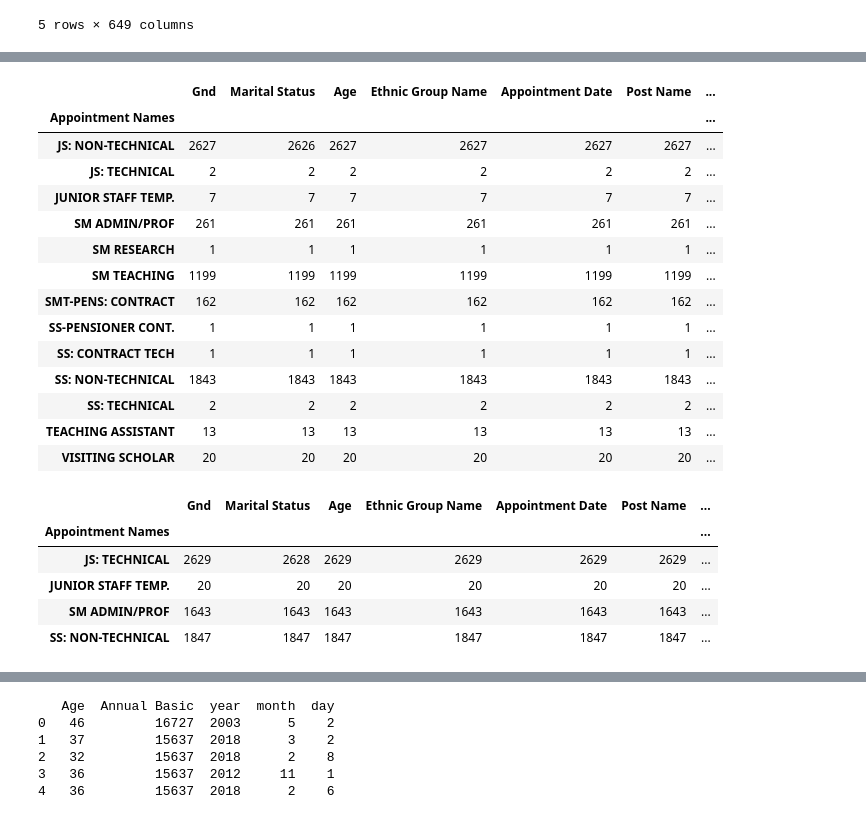
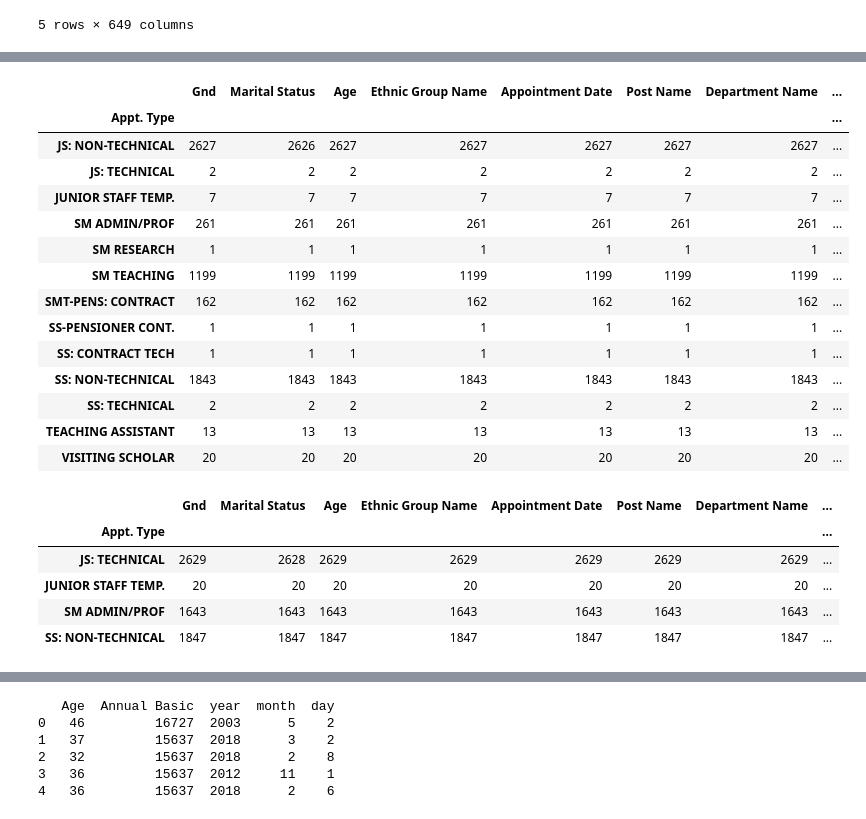
Before and after one commit to ama-afrakoma/Employee-Attrition-Rate, a Jupyter notebook: Random Forest.ipynb, the cells around one changed output, grey strips where cells are left out. Cells and saved outputs as stored; diff of their text form; code cells hidden in the pictures.

```diff
--- a/Random Forest.ipynb
+++ b/Random Forest.ipynb
@@ -335,43 +370,43 @@ Department Name              object
 Annual Basic                  int64
 dtype: object
 # %%
-data_new.groupby('Appointment Names').count()
+data_new.groupby('Appt. Type').count()
 # %% [output]
-|  | Gnd | Marital Status | Age | Ethnic Group Name | Appointment Date | Post Name | ... |
-| Appointment Names |  |  |  |  |  |  | ... |
-| JS: NON-TECHNICAL | 2627 | 2626 | 2627 | 2627 | 2627 | 2627 | ... |
-| JS: TECHNICAL | 2 | 2 | 2 | 2 | 2 | 2 | ... |
-| JUNIOR STAFF TEMP. | 7 | 7 | 7 | 7 | 7 | 7 | ... |
-| SM ADMIN/PROF | 261 | 261 | 261 | 261 | 261 | 261 | ... |
-| SM RESEARCH | 1 | 1 | 1 | 1 | 1 | 1 | ... |
-| SM TEACHING | 1199 | 1199 | 1199 | 1199 | 1199 | 1199 | ... |
-| SMT-PENS: CONTRACT | 162 | 162 | 162 | 162 | 162 | 162 | ... |
-| SS-PENSIONER CONT. | 1 | 1 | 1 | 1 | 1 | 1 | ... |
-| SS: CONTRACT TECH | 1 | 1 | 1 | 1 | 1 | 1 | ... |
-| SS: NON-TECHNICAL | 1843 | 1843 | 1843 | 1843 | 1843 | 1843 | ... |
-| SS: TECHNICAL | 2 | 2 | 2 | 2 | 2 | 2 | ... |
-| TEACHING ASSISTANT | 13 | 13 | 13 | 13 | 13 | 13 | ... |
-| VISITING SCHOLAR | 20 | 20 | 20 | 20 | 20 | 20 | ... |
+|  | Gnd | Marital Status | Age | Ethnic Group Name | Appointment Date | Post Name | Department Name | ... |
+| Appt. Type |  |  |  |  |  |  |  | ... |
+| JS: NON-TECHNICAL | 2627 | 2626 | 2627 | 2627 | 2627 | 2627 | 2627 | ... |
+| JS: TECHNICAL | 2 | 2 | 2 | 2 | 2 | 2 | 2 | ... |
+| JUNIOR STAFF TEMP. | 7 | 7 | 7 | 7 | 7 | 7 | 7 | ... |
+| SM ADMIN/PROF | 261 | 261 | 261 | 261 | 261 | 261 | 261 | ... |
+| SM RESEARCH | 1 | 1 | 1 | 1 | 1 | 1 | 1 | ... |
+| SM TEACHING | 1199 | 1199 | 1199 | 1199 | 1199 | 1199 | 1199 | ... |
+| SMT-PENS: CONTRACT | 162 | 162 | 162 | 162 | 162 | 162 | 162 | ... |
+| SS-PENSIONER CONT. | 1 | 1 | 1 | 1 | 1 | 1 | 1 | ... |
+| SS: CONTRACT TECH | 1 | 1 | 1 | 1 | 1 | 1 | 1 | ... |
+| SS: NON-TECHNICAL | 1843 | 1843 | 1843 | 1843 | 1843 | 1843 | 1843 | ... |
+| SS: TECHNICAL | 2 | 2 | 2 | 2 | 2 | 2 | 2 | ... |
+| TEACHING ASSISTANT | 13 | 13 | 13 | 13 | 13 | 13 | 13 | ... |
+| VISITING SCHOLAR | 20 | 20 | 20 | 20 | 20 | 20 | 20 | ... |
 # %%
-#Classification of Reason for Separation
-data_new['Appointment Names']=np.where(data_new['Appointment Names']=='JS: NON-TECHNICAL','JS: TECHNICAL',data_new['Appointment Names'])
-data_new['Appointment Names']=np.where(data_new['Appointment Names']=='SS: CONTRACT TECH','SS: NON-TECHNICAL',data_new['Appointment Names'])
-data_new['Appointment Names']=np.where(data_new['Appointment Names']=='SS-PENSIONER CONT.','SS: NON-TECHNICAL',data_new['Appointment Names'])
-data_new['Appointment Names']=np.where(data_new['Appointment Names']=='SS: TECHNICAL','SS: NON-TECHNICAL',data_new['Appointment Names'])
+#Classification for Appointment Type
+data_new['Appt. Type']=np.where(data_new['Appt. Type']=='JS: NON-TECHNICAL','JS: TECHNICAL',data_new['Appt. Type'])
+data_new['Appt. Type']=np.where(data_new['Appt. Type']=='SS: CONTRACT TECH','SS: NON-TECHNICAL',data_new['Appt. Type'])
+data_new['Appt. Type']=np.where(data_new['Appt. Type']=='SS-PENSIONER CONT.','SS: NON-TECHNICAL',data_new['Appt. Type'])
+data_new['Appt. Type']=np.where(data_new['Appt. Type']=='SS: TECHNICAL','SS: NON-TECHNICAL',data_new['Appt. Type'])
 
-data_new['Appointment Names']=np.where(data_new['Appointment Names']=='SMT-PENS: CONTRACT','SM ADMIN/PROF',data_new['Appointment Names'])
-data_new['Appointment Names']=np.where(data_new['Appointment Names']=='SM RESEARCH','SM ADMIN/PROF',data_new['Appointment Names'])
-data_new['Appointment Names']=np.where(data_new['Appointment Names']=='SM TEACHING','SM ADMIN/PROF',data_new['Appointment Names'])
-data_new['Appointment Names']=np.where(data_new['Appointment Names']=='VISITING SCHOLAR','SM ADMIN/PROF',data_new['Appointment Names'])
+data_new['Appt. Type']=np.where(data_new['Appt. Type']=='SMT-PENS: CONTRACT','SM ADMIN/PROF',data_new['Appt. Type'])
+data_new['Appt. Type']=np.where(data_new['Appt. Type']=='SM RESEARCH','SM ADMIN/PROF',data_new['Appt. Type'])
+data_new['Appt. Type']=np.where(data_new['Appt. Type']=='SM TEACHING','SM ADMIN/PROF',data_new['Appt. Type'])
+data_new['Appt. Type']=np.where(data_new['Appt. Type']=='VISITING SCHOLAR','SM ADMIN/PROF',data_new['Appt. Type'])
 
-data_new['Appointment Names']=np.where(data_new['Appointment Names']=='TEACHING ASSISTANT','JUNIOR STAFF TEMP.',data_new['Appointment Names'])
+data_new['Appt. Type']=np.where(data_new['Appt. Type']=='TEACHING ASSISTANT','JUNIOR STAFF TEMP.',data_new['Appt. Type'])
 
-data_new.groupby('Appointment Names').count()
+data_new.groupby('Appt. Type').count()
 # %% [output]
-|  | Gnd | Marital Status | Age | Ethnic Group Name | Appointment Date | Post Name | ... |
-| Appointment Names |  |  |  |  |  |  | ... |
-| JS: TECHNICAL | 2629 | 2628 | 2629 | 2629 | 2629 | 2629 | ... |
-| JUNIOR STAFF TEMP. | 20 | 20 | 20 | 20 | 20 | 20 | ... |
-| SM ADMIN/PROF | 1643 | 1643 | 1643 | 1643 | 1643 | 1643 | ... |
-| SS: NON-TECHNICAL | 1847 | 1847 | 1847 | 1847 | 1847 | 1847 | ... |
+|  | Gnd | Marital Status | Age | Ethnic Group Name | Appointment Date | Post Name | Department Name | ... |
+| Appt. Type |  |  |  |  |  |  |  | ... |
+| JS: TECHNICAL | 2629 | 2628 | 2629 | 2629 | 2629 | 2629 | 2629 | ... |
+| JUNIOR STAFF TEMP. | 20 | 20 | 20 | 20 | 20 | 20 | 20 | ... |
+| SM ADMIN/PROF | 1643 | 1643 | 1643 | 1643 | 1643 | 1643 | 1643 | ... |
+| SS: NON-TECHNICAL | 1847 | 1847 | 1847 | 1847 | 1847 | 1847 | 1847 | ... |
 # %%
```
Also changed, not shown: parts of 26 cells of this notebook.
